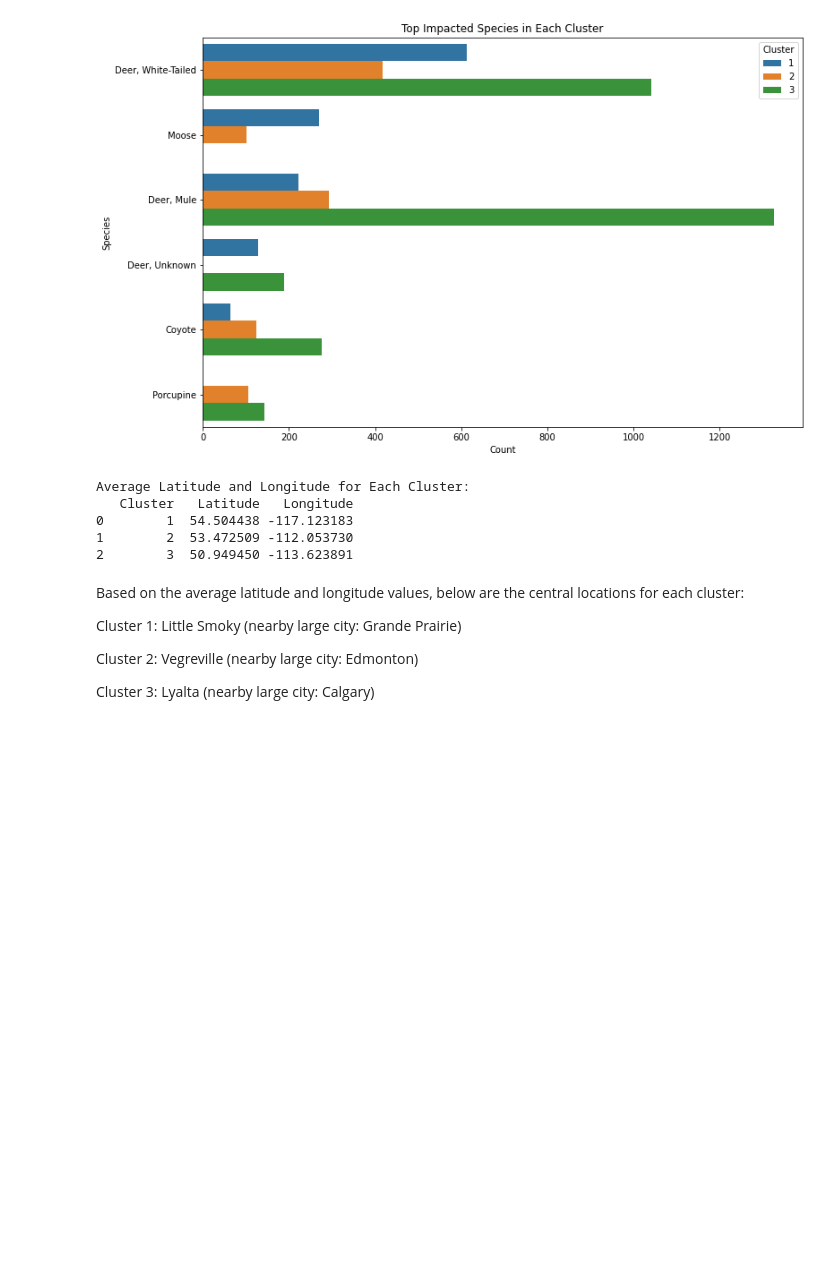
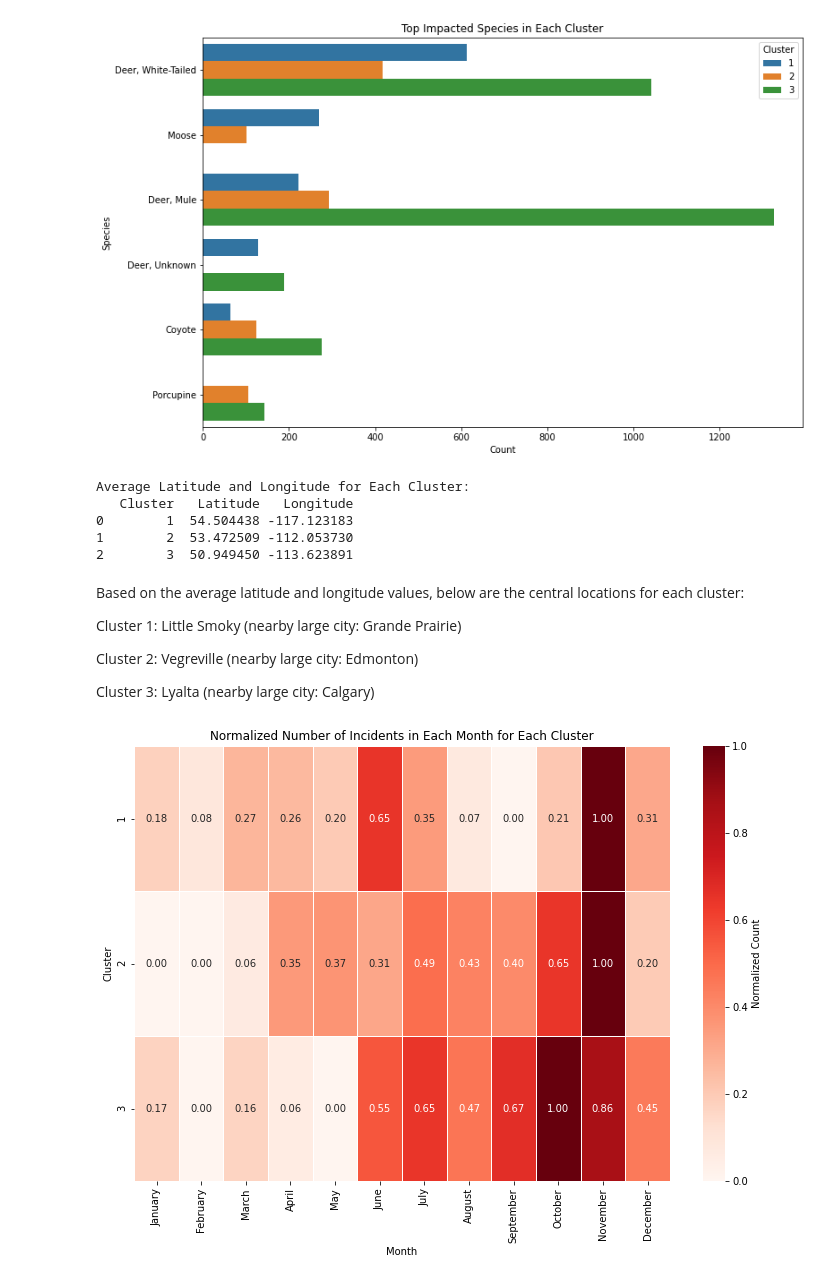
Before and after one commit to arnavhasija/wildlife-road-safety, a Jupyter notebook: wildlife-road-safety-data-analysis.ipynb, the cells around one changed output. Drawn from its saved outputs; the diff is of its cells as text; code cells hidden in the pictures; blank space fills up the shorter version.

Commit message:
Add heatmap of number of incidents for clusters

```diff
--- a/wildlife-road-safety-data-analysis.ipynb
+++ b/wildlife-road-safety-data-analysis.ipynb
@@ -281,3 +281,23 @@ Cluster 1: Little Smoky (nearby large city: Grande Prairie)
 Cluster 2: Vegreville (nearby large city: Edmonton)
 
 Cluster 3: Lyalta (nearby large city: Calgary)
+# %%
+# Create a pivot table for heatmap
+heatmap_data = df_2022.groupby(['Cluster', 'Month Observed']).size().reset_index(name='Count')
+heatmap_data['Normalized_Count'] = heatmap_data.groupby('Cluster')['Count'].transform(lambda x: (x - x.min()) / (x.max() - x.min()))
+
+# Define the order of months
+month_order = ['January', 'February', 'March', 'April', 'May', 'June', 'July', 'August', 'September', 'October', 'November', 'December']
+heatmap_data['Month Observed'] = pd.Categorical(heatmap_data['Month Observed'], categories=month_order, ordered=True)
+
+heatmap_data = heatmap_data.pivot('Cluster', 'Month Observed', 'Normalized_Count')
+
+# Plotting the heatmap with a different color map
+plt.figure(figsize=(12, 8))
+sns.heatmap(heatmap_data, cmap='Reds', annot=True, fmt='.2f', linewidths=.5, cbar_kws={'label': 'Normalized Count'})
+plt.title('Normalized Number of Incidents in Each Month for Each Cluster')
+plt.xlabel('Month')
+plt.ylabel('Cluster')
+plt.show()
+# %% [output]
+[figure, added]
```
